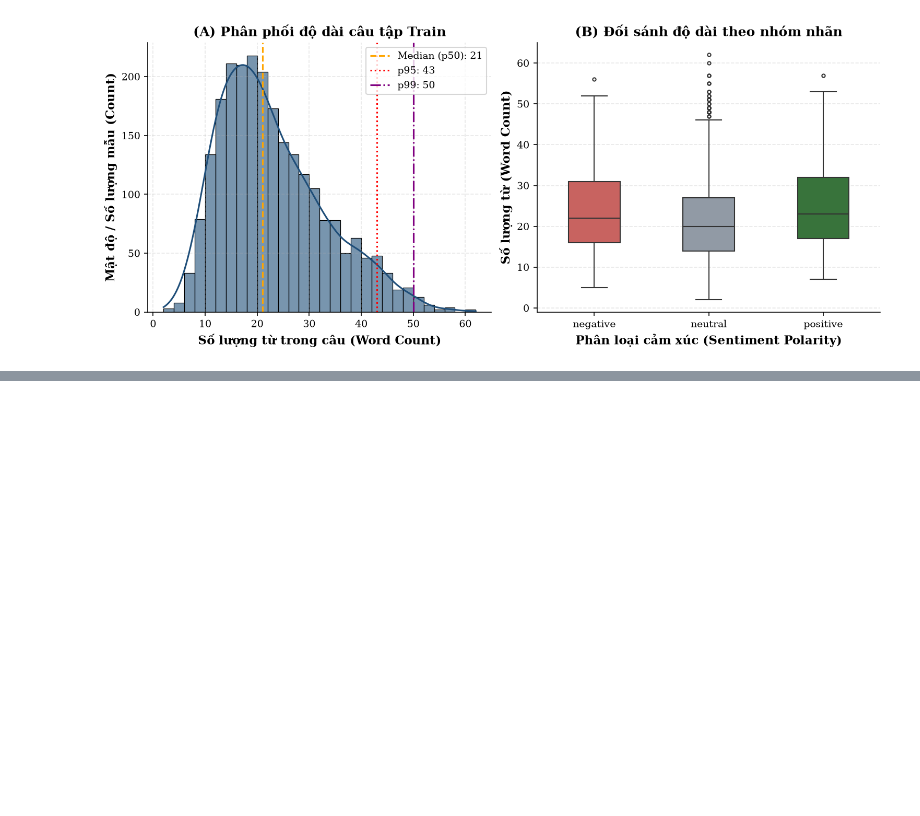
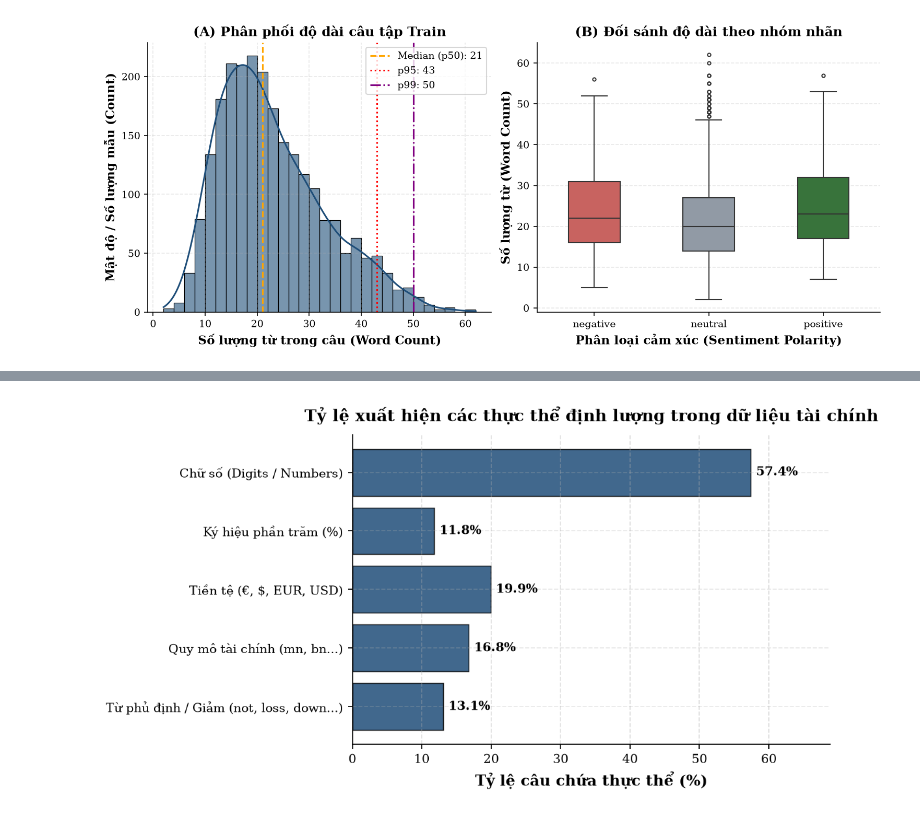
Before and after one commit to carwynetic/Financial-Sentiment-Tracker, a Jupyter notebook: notebooks/01_exploratory_data_analysis.ipynb, the cells around one changed output, grey strips where cells are left out. Saved outputs shown, nothing was run; the diff lists cells and outputs as text; code cells hidden in the pictures; blank space fills up the shorter version.

```diff
--- a/notebooks/01_exploratory_data_analysis.ipynb
+++ b/notebooks/01_exploratory_data_analysis.ipynb
@@ -312,0 +415,89 @@ Passing `palette` without assigning `hue` is deprecated and will be removed in v
+# %%
+"""
+Cell 6: financial entities & syntatic artifacts profiling
+Nhiệm vụ:
+    1. định lượng các thực thể định lượng: dùng biểu thức chính quy Regex quét toàn bộ tập train xem có bao nhiêu % câu chứa:
+        - Ký hiệu tiền tệ (€, $, EUR, USD).
+        - Tỷ lệ phần trăm (%, percent).
+        - Chữ số và số liệu doanh thu (0-9).
+        - Từ viết tắt quy mô tài chính (mn, bn, million, billion).
+        - Từ phủ định / chỉ xu hướng giảm (not, no, down, loss, drop, fell).
+    2. chốt nguyên tắc khoa học cho Task 1.3 (cleaner)
+        - nếu làm NLP xóa sạch ký tự đặc biệt (re.sub(r'[^a-zA-Z]', '', text)). sẽ xóa mất ký hiệu tiền tệ, %, và các con số biểu thị tăng trưởng
+        - ta cần giữ lại các kí hiệu tài chính và chữ số trong module ở bước preprocessing
+    3. vẽ biểu đồ thanh presence rate bar chart và lưu file vector
+        - reports/figures/financial_artifacts_presence.pdf
+Input:
+    - cột sentence của df_train
+Output:
+    - bảng tỉ lệ xuất hiện của những loại kí hiệu và biểu đồ file lưu pdf/png
+"""
+
+import re
+PATTERNS = {
+    "Chứa chữ số (Digits/Numbers)": r"\d+",
+    "Chứa ký hiệu % (Percentages)": r"(\%|\bpercent\b|\bpct\b)",
+    "Chứa ký hiệu tiền tệ (Currency: €, $, EUR, USD)": r"(\$|\€|\bEUR\b|\bUSD\b|\beur\b|\busd\b)",
+    "Chứa quy mô tài chính (mn, bn, million, billion)": r"\b(mn|bn|million|billion)\b",
+    "Chứa từ phủ định/xu hướng giảm (not, no, down, loss...)": r"\b(not|no|down|loss|losses|dropped|fell|decreased)\b"
+}
+
+#quét tần suất xuất hiện trên tập train
+total_train = len(df_train)
+presence_results={}
+
+for name, pattern in PATTERNS.items():
+    regex = re.compile(pattern, re.IGNORECASE)
+    matches_count = df_train["sentence"].apply(lambda s : bool(regex.search(s))).sum()
+    pct = (matches_count / total_train) * 100
+    presence_results[name] = {"count" : matches_count, "pct" : pct}
+
+print("=== TỶ LỆ XUẤT HIỆN CÁC THỰC THỂ TÀI CHÍNH TRÊN TẬP TRAIN ===")
+for name, data in presence_results.items():
+    print(f"- {name:<55}: {data['count']:>4,} câu ({data['pct']:>5.1f}%)")
+# 3. Kết luận định hướng tiền xử lý (Preprocessing Directive)
+digits_pct = presence_results["Chứa chữ số (Digits/Numbers)"]["pct"]
+currency_pct = presence_results["Chứa ký hiệu tiền tệ (Currency: €, $, EUR, USD)"]["pct"]
+print(f"\n=> KẾT LUẬN QUY TẮC TIỀN XỬ LÝ (TASK 1.3 DIRECTIVE):")
+print(f"   Có tới {digits_pct:.1f}% số câu chứa chữ số và {currency_pct:.1f}% câu chứa ký hiệu tiền tệ.")
+print(f"   TUYỆT ĐỐI KHÔNG dùng regex loại bỏ số hoặc ký hiệu tài chính.")
+print(f"   Module `cleaner.py` ở Task 1.3 bắt buộc phải bảo tồn các ký hiệu này.")
+# 4. Trực quan hóa tỷ lệ xuất hiện (Bar Chart chuẩn bài báo)
+fig, ax = plt.subplots(figsize=(7.5, 4.0), layout="constrained")
+feature_names = list(presence_results.keys())
+pct_values = [presence_results[k]["pct"] for k in feature_names]
+# Rút ngắn tên hiển thị trên trục tung
+short_labels = [
+    "Chữ số (Digits / Numbers)",
+    "Ký hiệu phần trăm (%)",
+    "Tiền tệ (€, $, EUR, USD)",
+    "Quy mô tài chính (mn, bn...)",
+    "Từ phủ định / Giảm (not, loss, down...)"
+]
+bars = ax.barh(short_labels[::-1], pct_values[::-1], color="#1F4E79", edgecolor="black", linewidth=0.7, alpha=0.85)
+ax.set_xlabel("Tỷ lệ câu chứa thực thể (%)", fontweight="bold")
+ax.set_title("Tỷ lệ xuất hiện các thực thể định lượng trong dữ liệu tài chính", pad=10, fontweight="bold")
+ax.set_xlim(0, max(pct_values) * 1.2)
+ax.grid(axis="x", linestyle="--", alpha=0.4)
+# Ghi chú tỷ lệ % trên đầu từng cột
+for bar in bars:
+    width = bar.get_width()
+    ax.annotate(
+        f"{width:.1f}%",
+        xy=(width, bar.get_y() + bar.get_height() / 2),
+        xytext=(4, 0),
+        textcoords="offset points",
+        va="center",
+        fontsize=9,
+        fontweight="bold"
+    )
+# Lưu biểu đồ
+pdf_path = FIGURES_DIR / "financial_artifacts_presence.pdf"
+png_path = FIGURES_DIR / "financial_artifacts_presence.png"
+fig.savefig(pdf_path, format="pdf")
+fig.savefig(png_path, format="png")
+print(f"\n[✓] Đã xuất biểu đồ học thuật tại:")
+print(f"    + PDF: {pdf_path}")
+print(f"    + PNG: {png_path}")
+plt.show()
+# %% [output]
@@ -312,0 +519 @@ Passing `palette` without assigning `hue` is deprecated and will be removed in v
+[figure, added]
```
Also changed, not shown: parts of 3 cells of this notebook, 19 other files.
